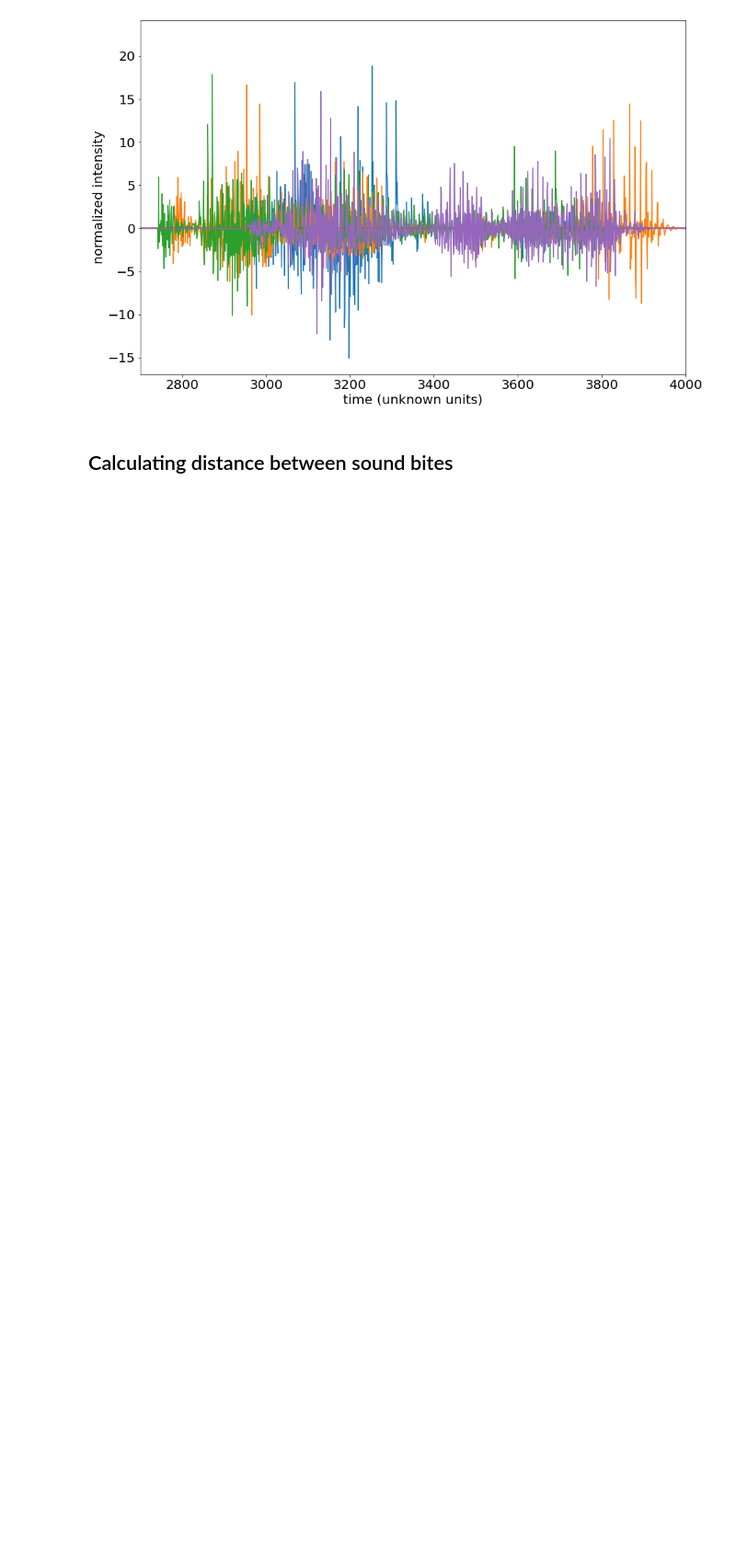
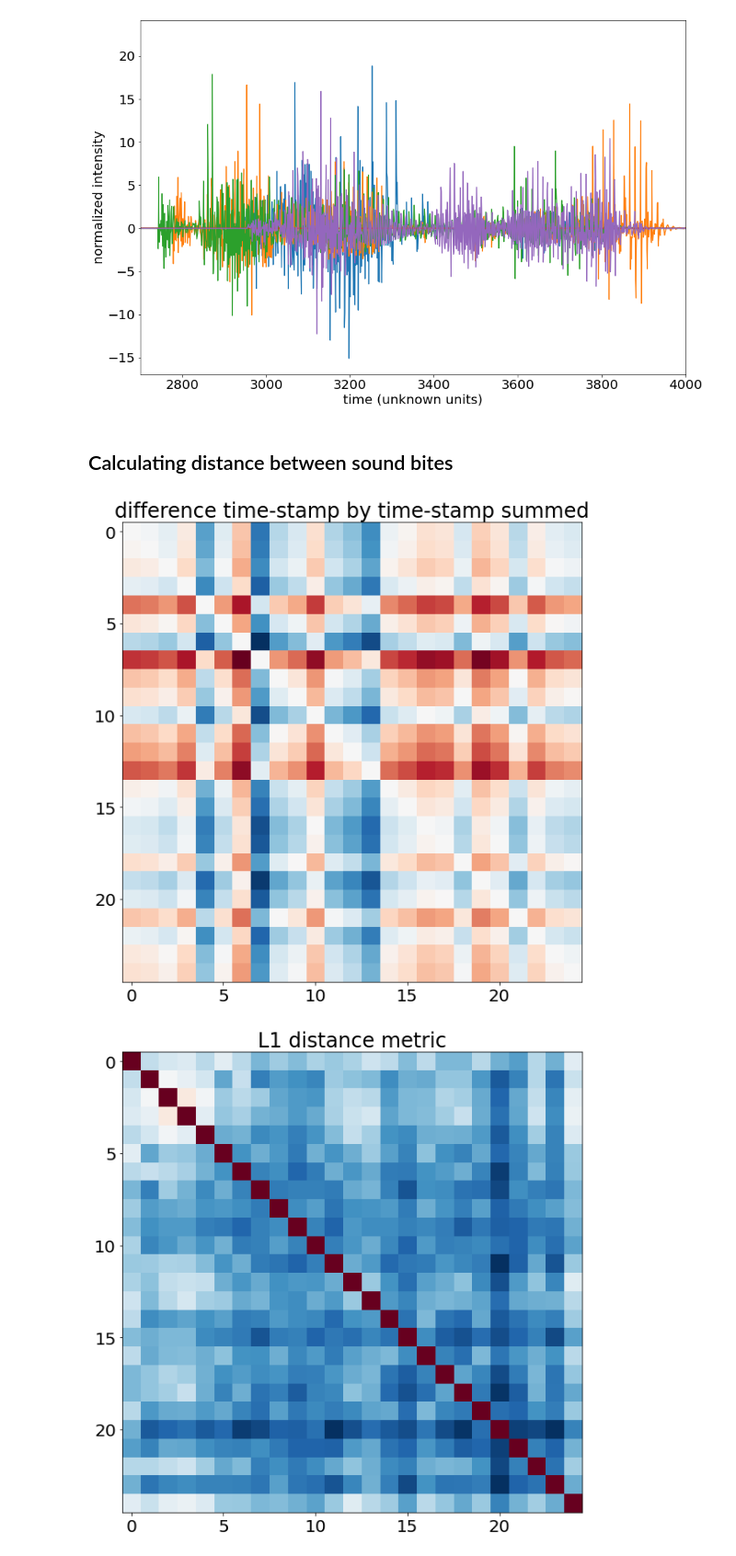
Before and after one commit to RileyWClarke/MLTSA_RCLARKE, a Jupyter notebook: HW7/mltsa_hw7_rclarke.ipynb, the cells around one changed output. Shown at 92% size. Drawn from its saved outputs; the diff is of its cells as text; code cells hidden in the pictures; blank space fills up the shorter version.

```diff
--- a/HW7/mltsa_hw7_rclarke.ipynb
+++ b/HW7/mltsa_hw7_rclarke.ipynb
@@ -227,3 +235,24 @@ plt.ylabel("normalized intensity", fontsize=20);
 [figure]
 # %% [markdown]
 ## Calculating distance between sound bites
+# %%
+def naive_distances(a, b):
+    return (a - b).sum()
+def l1(a, b):
+    return (np.abs(a - b)).sum()
+# %%
+plt.figure(figsize=(10,10))
+plt.imshow(cdist(X[:,::steps],
+               X[:,::steps], metric=naive_distances),
+         cmap="RdBu")
+plt.title("difference time-stamp by time-stamp summed")
+plt.show()
+
+plt.figure(figsize=(10,10))
+plt.imshow(cdist(X[:,::steps],
+               X[:,::steps], metric=l1),
+         cmap="RdBu")
+plt.title("L1 distance metric");
+# %% [output]
+[figure, added]
+[figure, added]
```
Also changed, not shown: parts of 15 cells of this notebook.
